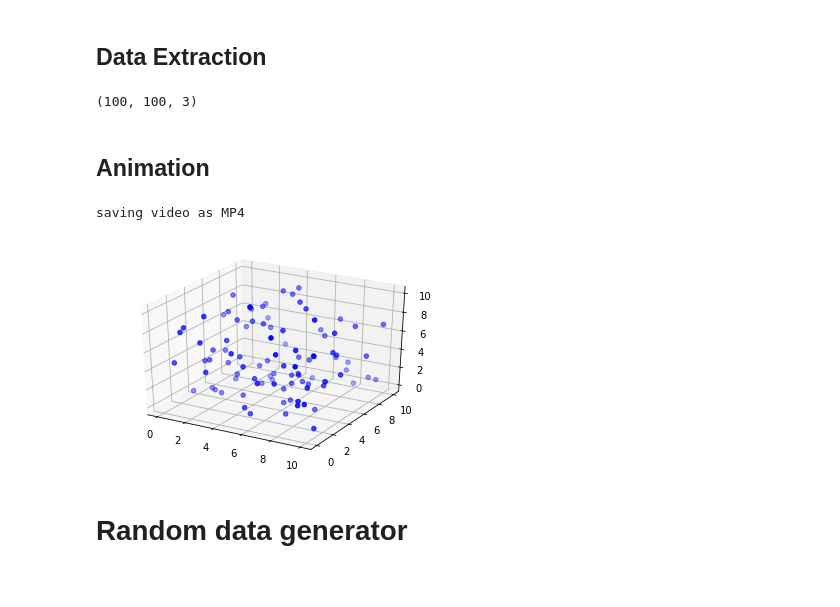
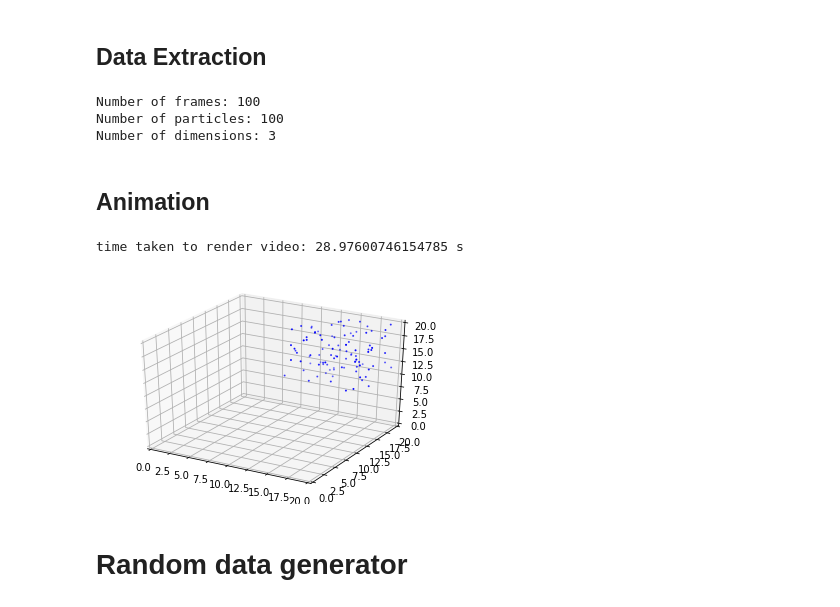
Before and after one commit to Zigolox/particle-system-simulation, a Jupyter notebook: animation/animation.ipynb, the cells around one changed output. Saved outputs shown, nothing was run; the diff lists cells and outputs as text; code cells hidden in the pictures.

Commit message:
Added more features to video rendering as well as more testing. Saving animation as file is unbearably slow though.

```diff
--- a/animation/animation.ipynb
+++ b/animation/animation.ipynb
@@ -16,9 +17,10 @@ save_video = True
 fps = 20    # Frames per second
 color = 'b'
 dpi = 200   # Dots per inch (i.e. resolution)
-# TODO: add option to set corners of the box.
-# TODO: add option to change size of particles
+boxsize = [20, 20, 20]   # Length of each side of the box
+particlesize = 1            # Size of particles
 filename = "test123.txt"    # Insert file name here (must be txt format)
+videoname = "test_animation.mp4"    # Name of the rendered video. Must include file format
 # %% [markdown]
 ## Data Extraction
 # %%
@@ -31,32 +33,39 @@ with open(filename) as txtdata:
         simulation.append(frame_arr)
 
 simulation = np.array(simulation)
-print(simulation.shape)
+print("Number of frames:", simulation.shape[0],
+      "\nNumber of particles:", simulation.shape[1],
+      "\nNumber of dimensions:", simulation.shape[2])
 # %% [output]
-(100, 100, 3)
+Number of frames: 100
+Number of particles: 100
+Number of dimensions: 3
 # %% [markdown]
 ## Animation
 # %%
 frames = []
 fig = plt.figure()
 ax = plt.axes(projection='3d')
 
 for frame in simulation:
-    scatter = ax.scatter(frame[:, 0], frame[:, 1], frame[:, 2], c=color, animated=True)
+    scatter = ax.scatter(frame[:, 0], frame[:, 1], frame[:, 2], s=particlesize, c=color, animated=True)
     frames.append([scatter])
 
-#ax.set_xlim(0, 10)
-#ax.set_ylim(0, 10)
-#ax.set_zlim(0, 10)
-interval = 1/fps*1000
+ax.set_xlim(0, boxsize[0])
+ax.set_ylim(0, boxsize[1])
+ax.set_zlim(0, boxsize[2])
+
+interval = int(1/fps*1000)
 ani = animation.ArtistAnimation(fig, frames, interval=interval, blit=True, repeat=False)
 
 if save_video:
-    print("saving video as MP4")
-    ani.save('results/moving_particles.mp4', dpi=dpi)
+    before = time.time()
+    ani.save(f'../videos/{videoname}', dpi=dpi)
+    after = time.time()
+    print("time taken to render video:", after - before, "s")
 # %% [output]
-saving video as MP4
+time taken to render video: 28.97600746154785 s
-[figure, old version]
+[figure, new version]
 # %% [markdown]
 # Random data generator
 # %%
```
Also changed, not shown: parts of 2 cells of this notebook, 2 other files.
